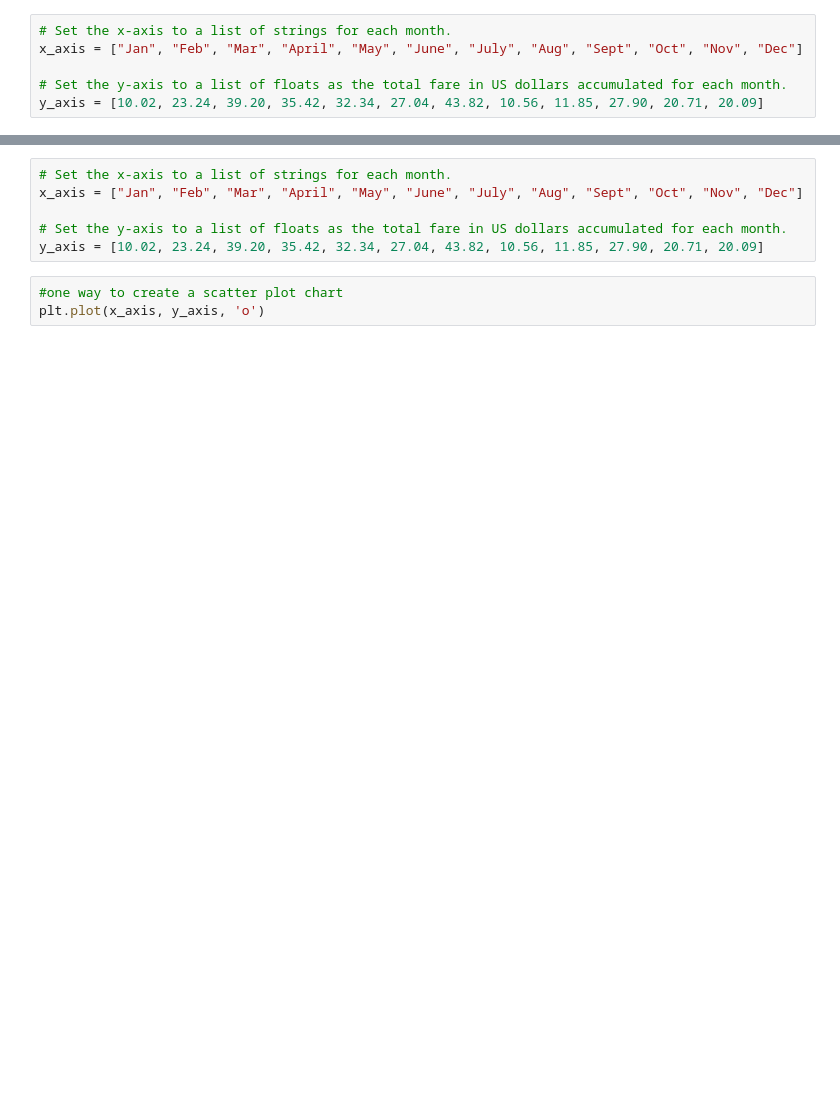
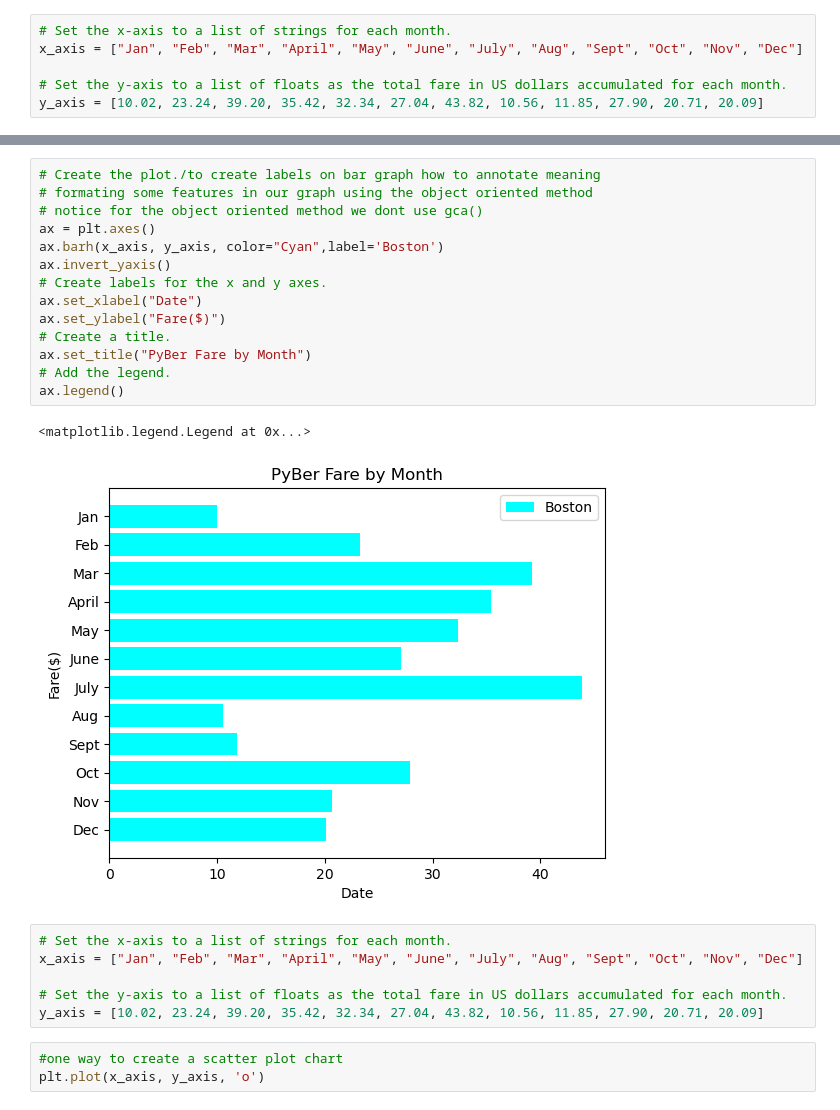
Before and after one commit to Levreka/PyBer_Analysis, a Jupyter notebook: matplotlib_practice.ipynb, the cells around one changed output, grey strips where cells are left out. Cells and saved outputs as stored; diff of their text form; blank space fills up the shorter version.

```diff
--- a/matplotlib_practice.ipynb
+++ b/matplotlib_practice.ipynb
@@ -128,3 +194,20 @@ ax.barh(y_axis, x_axis)
+# %%
+# Create the plot./to create labels on bar graph how to annotate meaning
+# formating some features in our graph using the object oriented method
+# notice for the object oriented method we dont use gca()
+ax = plt.axes()
+ax.barh(x_axis, y_axis, color="Cyan",label='Boston')
+ax.invert_yaxis()
+# Create labels for the x and y axes.
+ax.set_xlabel("Date")
+ax.set_ylabel("Fare($)")
+# Create a title.
+ax.set_title("PyBer Fare by Month")
+# Add the legend.
+ax.legend()
+# %% [output]
+<matplotlib.legend.Legend at 0x...>
+[figure, added]
 # %%
 # Set the x-axis to a list of strings for each month.
 x_axis = ["Jan", "Feb", "Mar", "April", "May", "June", "July", "Aug", "Sept", "Oct", "Nov", "Dec"]
```
Also changed, not shown: parts of 19 cells of this notebook.
